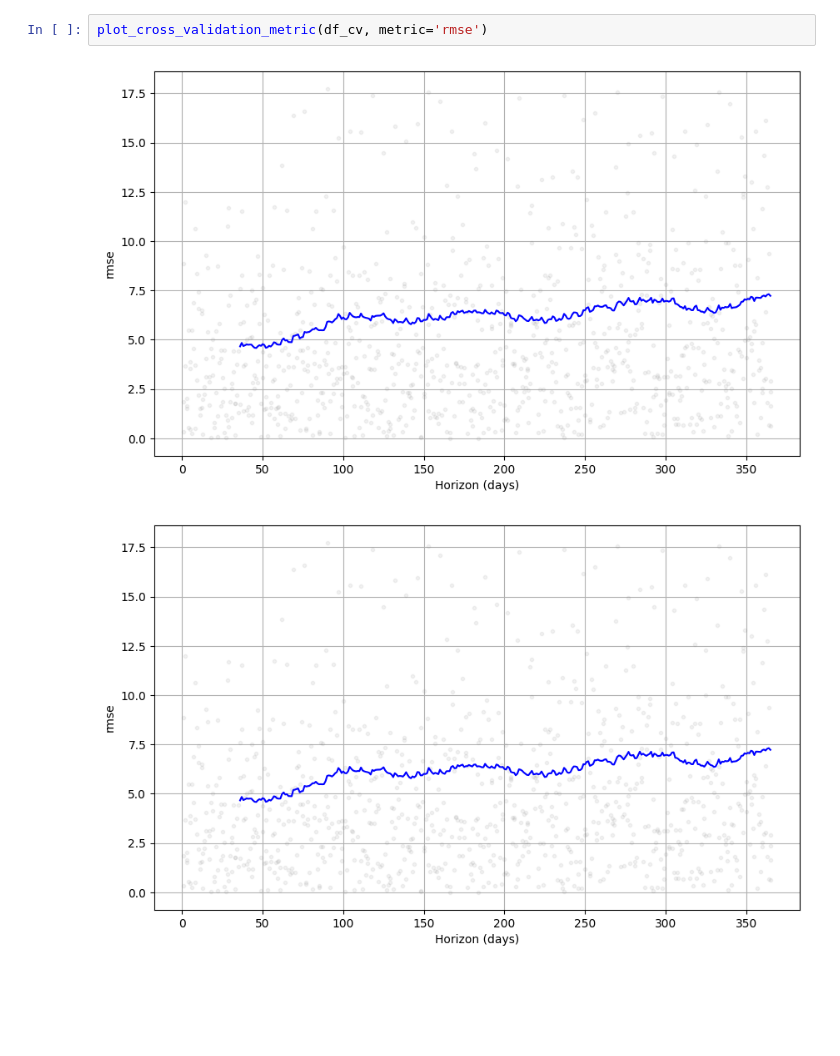
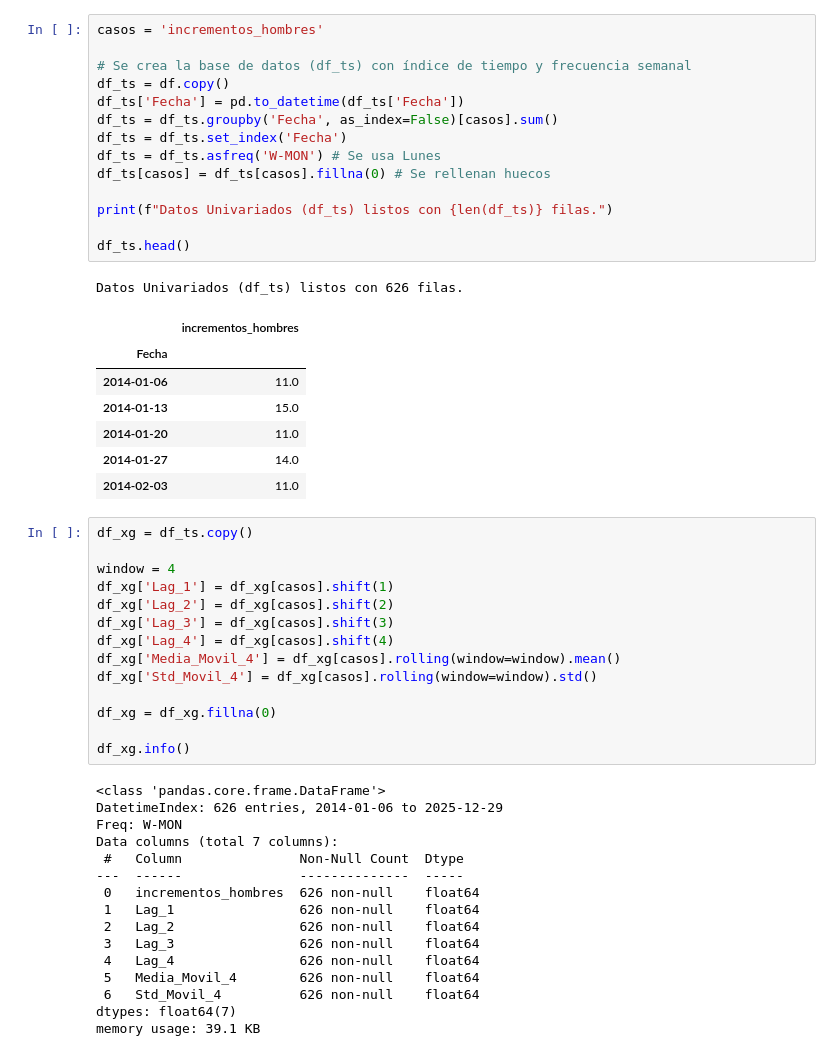
Before and after one commit to EpiForecastMX/EpiForecast-MX, a Jupyter notebook: notebooks/Train_test.ipynb, the cells around one changed output. Cells and saved outputs as stored; diff of their text form; blank space fills up the shorter version.

```diff
--- a/notebooks/Train_test.ipynb
+++ b/notebooks/Train_test.ipynb
@@ -100,5 +48,53 @@ df_p[['horizon','mae','rmse','mape','coverage']].head()
-# %%
-plot_cross_validation_metric(df_cv, metric='rmse')
-# %% [output]
-[figure, removed]
-[figure, removed]
+# %%
+casos = 'incrementos_hombres'
+
+# Se crea la base de datos (df_ts) con índice de tiempo y frecuencia semanal
+df_ts = df.copy()
+df_ts['Fecha'] = pd.to_datetime(df_ts['Fecha'])
+df_ts = df_ts.groupby('Fecha', as_index=False)[casos].sum()
+df_ts = df_ts.set_index('Fecha')
+df_ts = df_ts.asfreq('W-MON') # Se usa Lunes
+df_ts[casos] = df_ts[casos].fillna(0) # Se rellenan huecos
+
+print(f"Datos Univariados (df_ts) listos con {len(df_ts)} filas.")
+
+df_ts.head()
+# %% [output]
+Datos Univariados (df_ts) listos con 626 filas.
+|  | incrementos_hombres |
+| Fecha |  |
+| 2014-01-06 | 11.0 |
+| 2014-01-13 | 15.0 |
+| 2014-01-20 | 11.0 |
+| 2014-01-27 | 14.0 |
+| 2014-02-03 | 11.0 |
+# %%
+df_xg = df_ts.copy()
+
+window = 4
+df_xg['Lag_1'] = df_xg[casos].shift(1)
+df_xg['Lag_2'] = df_xg[casos].shift(2)
+df_xg['Lag_3'] = df_xg[casos].shift(3)
+df_xg['Lag_4'] = df_xg[casos].shift(4)
+df_xg['Media_Movil_4'] = df_xg[casos].rolling(window=window).mean()
+df_xg['Std_Movil_4'] = df_xg[casos].rolling(window=window).std()
+
+df_xg = df_xg.fillna(0)
+
+df_xg.info()
+# %% [output]
+<class 'pandas.core.frame.DataFrame'>
+DatetimeIndex: 626 entries, 2014-01-06 to 2025-12-29
+Freq: W-MON
+Data columns (total 7 columns):
+ #   Column               Non-Null Count  Dtype
+---  ------               --------------  -----
+ 0   incrementos_hombres  626 non-null    float64
+ 1   Lag_1                626 non-null    float64
+ 2   Lag_2                626 non-null    float64
+ 3   Lag_3                626 non-null    float64
+ 4   Lag_4                626 non-null    float64
+ 5   Media_Movil_4        626 non-null    float64
+ 6   Std_Movil_4          626 non-null    float64
+dtypes: float64(7)
+memory usage: 39.1 KB
```
Also changed, not shown: parts of 13 cells of this notebook, 1 other file.
